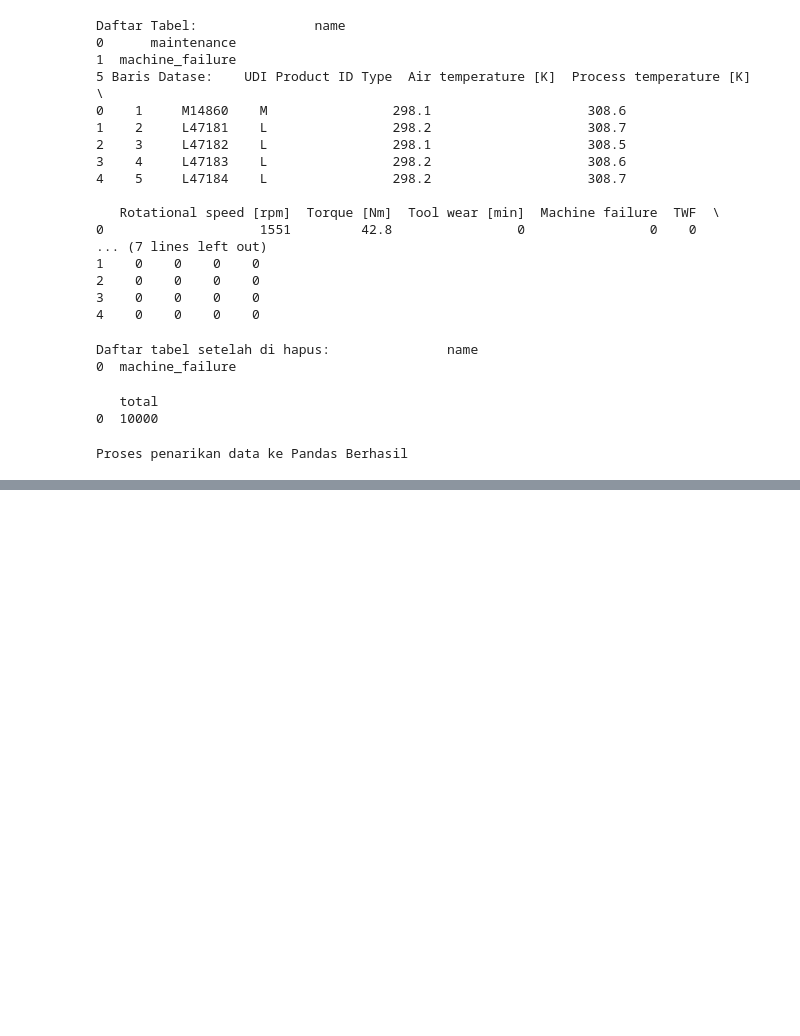
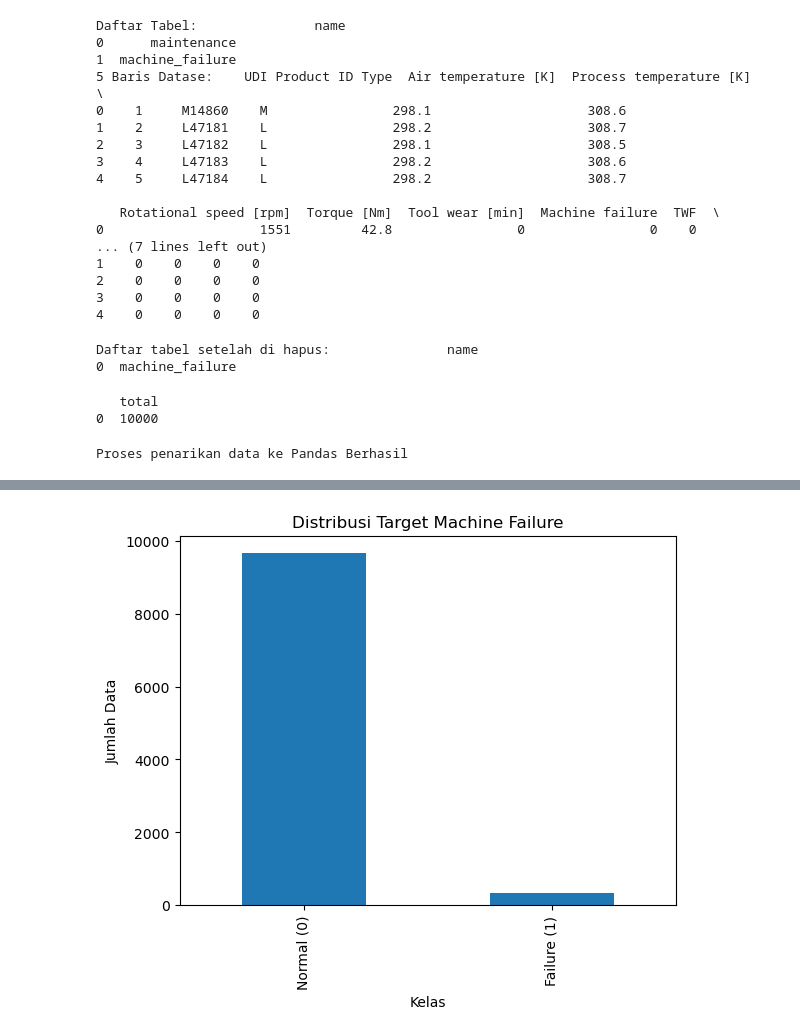
Before and after one commit to Aldevand/maintenance-predictive, a Jupyter notebook: Predictive_Maintenance.ipynb, the cells around one changed output, grey strips where cells are left out. Cells and saved outputs as stored; diff of their text form; code cells hidden in the pictures; blank space fills up the shorter version.

Commit message:
Feat: update visualisasi korelasi EDA

```diff
--- a/Predictive_Maintenance.ipynb
+++ b/Predictive_Maintenance.ipynb
@@ -173,0 +178,9 @@ dtype: int64
+# %%
+df["Machine failure"].value_counts().plot(kind="bar")
+plt.title("Distribusi Target Machine Failure")
+plt.xlabel("Kelas")
+plt.ylabel("Jumlah Data")
+plt.xticks([0, 1], ["Normal (0)", "Failure (1)"])
+plt.show()
+# %% [output]
+[figure, added]
```
Also changed, not shown: parts of 11 cells of this notebook.
